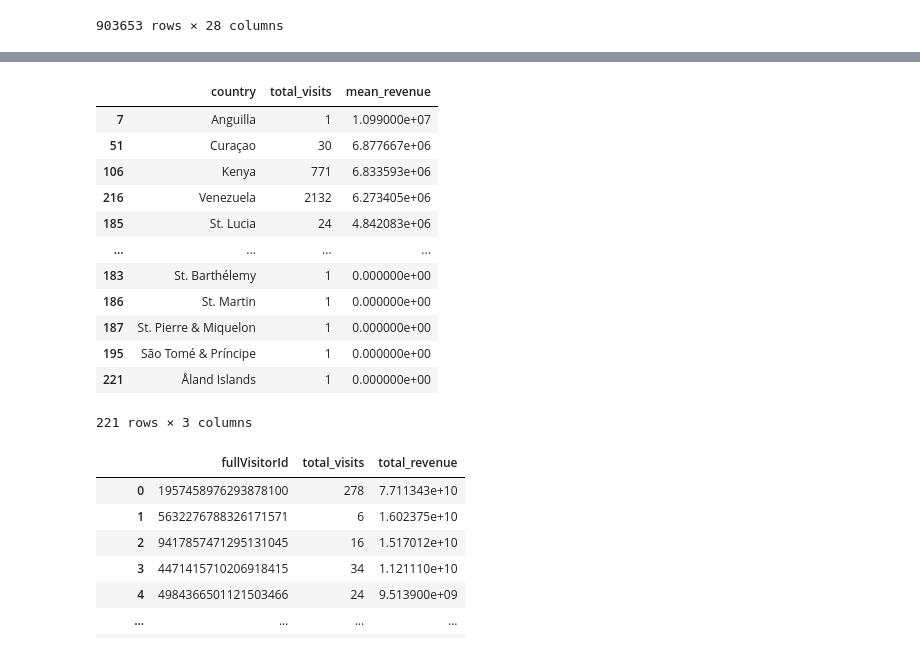
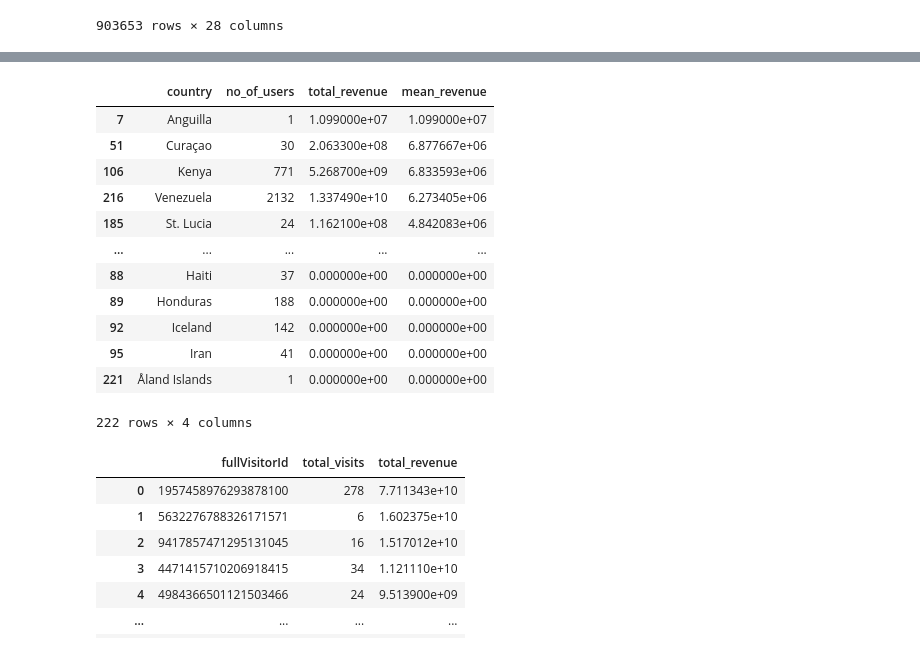
Before and after one commit to sherintm/GA-customer-revenue-analysis, a Jupyter notebook: GACustomerRevenueAnalysis.ipynb, the cells around one changed output, grey strips where cells are left out. Drawn from its saved outputs; the diff is of its cells as text; code cells hidden in the pictures.

```diff
--- a/GACustomerRevenueAnalysis.ipynb
+++ b/GACustomerRevenueAnalysis.ipynb
@@ -314,26 +319,23 @@ subcontinent_totals_df
 # %%
-country_totals_df = ga_data_clean.groupby(by=['geoNetwork.country']).agg(
-                        total_visits = ('totals.visits', sum),
-                        mean_revenue = ('totals.transactionRevenue', np.mean))\
-                        .reset_index()\
-                        .rename(columns= {'geoNetwork.country':'country'})\
-                        .sort_values(by=['mean_revenue', 'total_visits'], ascending=False)
-country_totals_df.drop(country_totals_df.loc[country_totals_df['country']=='(not set)'].index, inplace=True)
+country_totals_df = ga_data_clean.groupby(by=['geoNetwork.country'])['totals.transactionRevenue'].agg(['count','sum','mean'])\
+                         .reset_index()\
+                         .rename(columns= {'geoNetwork.country':'country','count':'no_of_users','sum':'total_revenue','mean':'mean_revenue'})\
+                         .sort_values(by=['mean_revenue'], ascending=False)
 country_totals_df
 # %% [output]
-|  | country | total_visits | mean_revenue |
-| 7 | Anguilla | 1 | 1.099000e+07 |
-| 51 | Curaçao | 30 | 6.877667e+06 |
-| 106 | Kenya | 771 | 6.833593e+06 |
-| 216 | Venezuela | 2132 | 6.273405e+06 |
-| 185 | St. Lucia | 24 | 4.842083e+06 |
-| ... | ... | ... | ... |
-| 183 | St. Barthélemy | 1 | 0.000000e+00 |
-| 186 | St. Martin | 1 | 0.000000e+00 |
-| 187 | St. Pierre & Miquelon | 1 | 0.000000e+00 |
-| 195 | São Tomé & Príncipe | 1 | 0.000000e+00 |
-| 221 | Åland Islands | 1 | 0.000000e+00 |
+|  | country | no_of_users | total_revenue | mean_revenue |
+| 7 | Anguilla | 1 | 1.099000e+07 | 1.099000e+07 |
+| 51 | Curaçao | 30 | 2.063300e+08 | 6.877667e+06 |
+| 106 | Kenya | 771 | 5.268700e+09 | 6.833593e+06 |
+| 216 | Venezuela | 2132 | 1.337490e+10 | 6.273405e+06 |
+| 185 | St. Lucia | 24 | 1.162100e+08 | 4.842083e+06 |
+| ... | ... | ... | ... | ... |
+| 88 | Haiti | 37 | 0.000000e+00 | 0.000000e+00 |
+| 89 | Honduras | 188 | 0.000000e+00 | 0.000000e+00 |
+| 92 | Iceland | 142 | 0.000000e+00 | 0.000000e+00 |
+| 95 | Iran | 41 | 0.000000e+00 | 0.000000e+00 |
+| 221 | Åland Islands | 1 | 0.000000e+00 | 0.000000e+00 |
-221 rows × 3 columns
+222 rows × 4 columns
 # %%
 visitor_totals = ga_data_clean.groupby(by=['fullVisitorId'])[['totals.visits','totals.transactionRevenue']].sum()
 visitor_totals.rename(columns= {'totals.visits':'total_visits','totals.transactionRevenue':'total_revenue'}, inplace=True)
```
Also changed, not shown: parts of 43 cells of this notebook.
